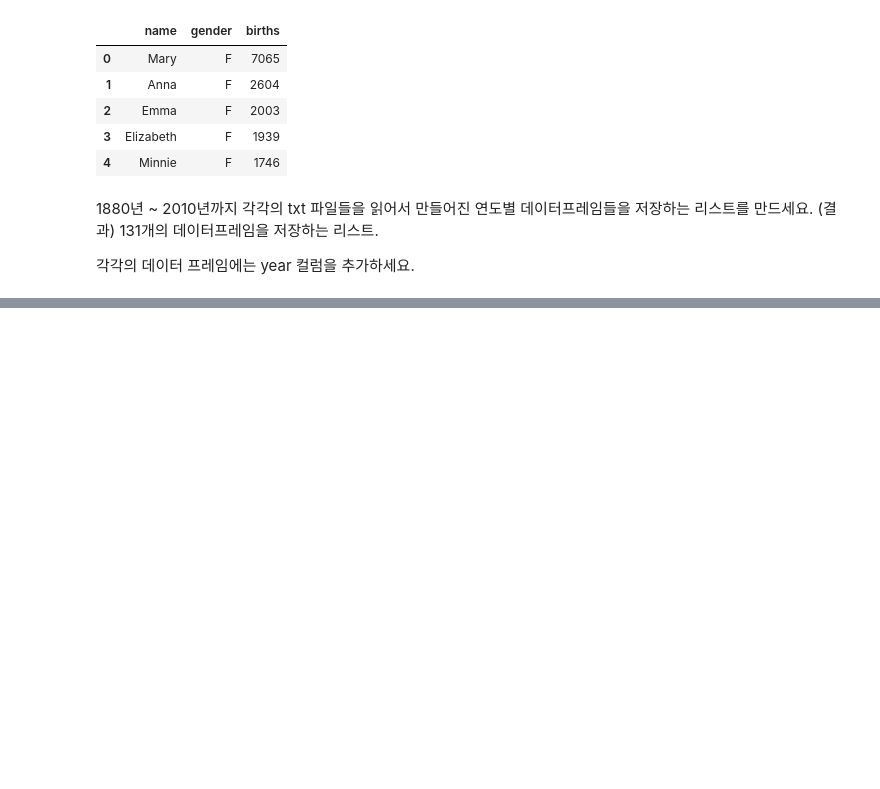
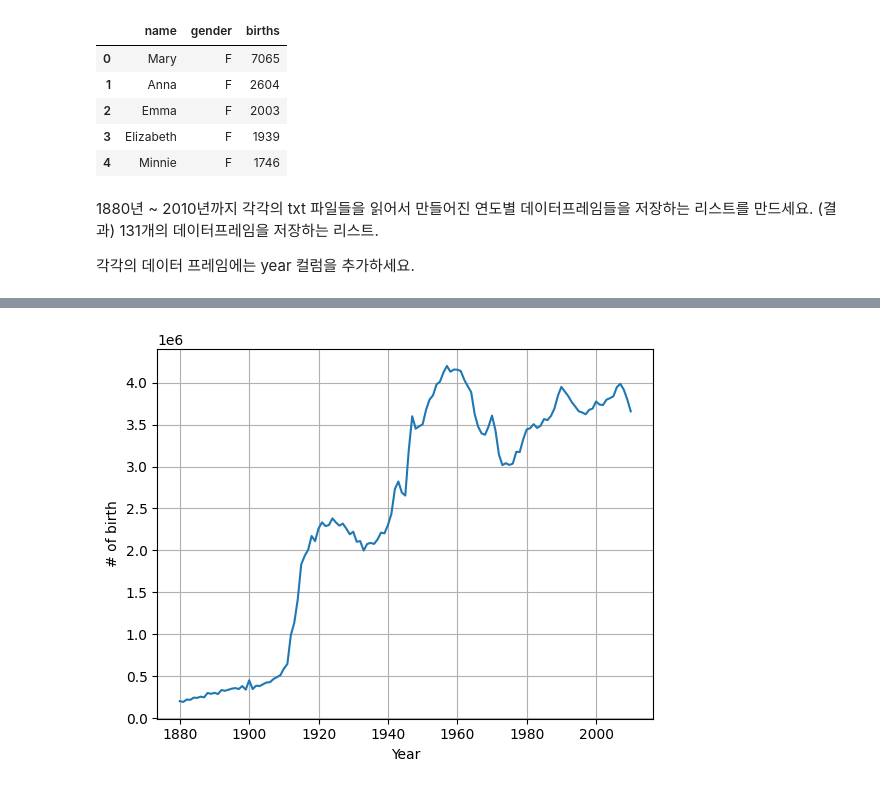
Before and after one commit to kiminhonawa/python, a Jupyter notebook: py19_yob.ipynb, the cells around one changed output, grey strips where cells are left out. Cells and saved outputs as stored; diff of their text form; code cells hidden in the pictures; blank space fills up the shorter version.

```diff
--- a/py19_yob.ipynb
+++ b/py19_yob.ipynb
@@ -49,3 +49,17 @@ yob1880.head()
 1880년 ~ 2010년까지 각각의 txt 파일들을 읽어서 만들어진 연도별 데이터프레임들을 저장하는 리스트를 만드세요. (결과) 131개의 데이터프레임을 저장하는 리스트.
 
 각각의 데이터 프레임에는 year 컬럼을 추가하세요.
+# %%
+yobs = []  # 연도별 데이터프레임들을 저장하기 위한 리스트.
+for year in range(1880, 2011):  # 1880 ~ 2010년까지 반복:
+    # TXT 파일이 저장된 github 주소:
+    file_path = f'https://github.com/wesm/pydata-book/raw/3rd-edition/datasets/babynames/yob{year}.txt'
+
+    # github의 TXT 파일을 읽어서 데이터프레임을 생성:
+    df = pd.read_csv(file_path, names=col_names)
+
+    # 데이터프레임 year 컬럼을 추가:
+    df['year'] = year
+
+    # 데이터프레임을 리스트에 추가:
+    yobs.append(df)
@@ -51,0 +112,4 @@ yob1880.head()
+# %%
+yob_df = pd.concat(yobs, ignore_index=True)
+# ignore_index: 기본값 False. True인 경우에는,
+# 각 데이터프레임들의 기존 인덱스를 무시하고 재색인(re-indexing)을 함.
@@ -51,0 +150,3 @@ yob1880.head()
+# %%
+births_by_year = yob_df.groupby('year').births.sum()
+births_by_year
@@ -51,0 +167,10 @@ yob1880.head()
+# %%
+plt.plot(births_by_year.index, births_by_year.values)
+
+plt.grid()
+plt.xlabel('Year')
+plt.ylabel('# of birth')
+
+plt.show()
+# %% [output]
+[figure, added]
```
Also changed, not shown: parts of 12 cells of this notebook.
